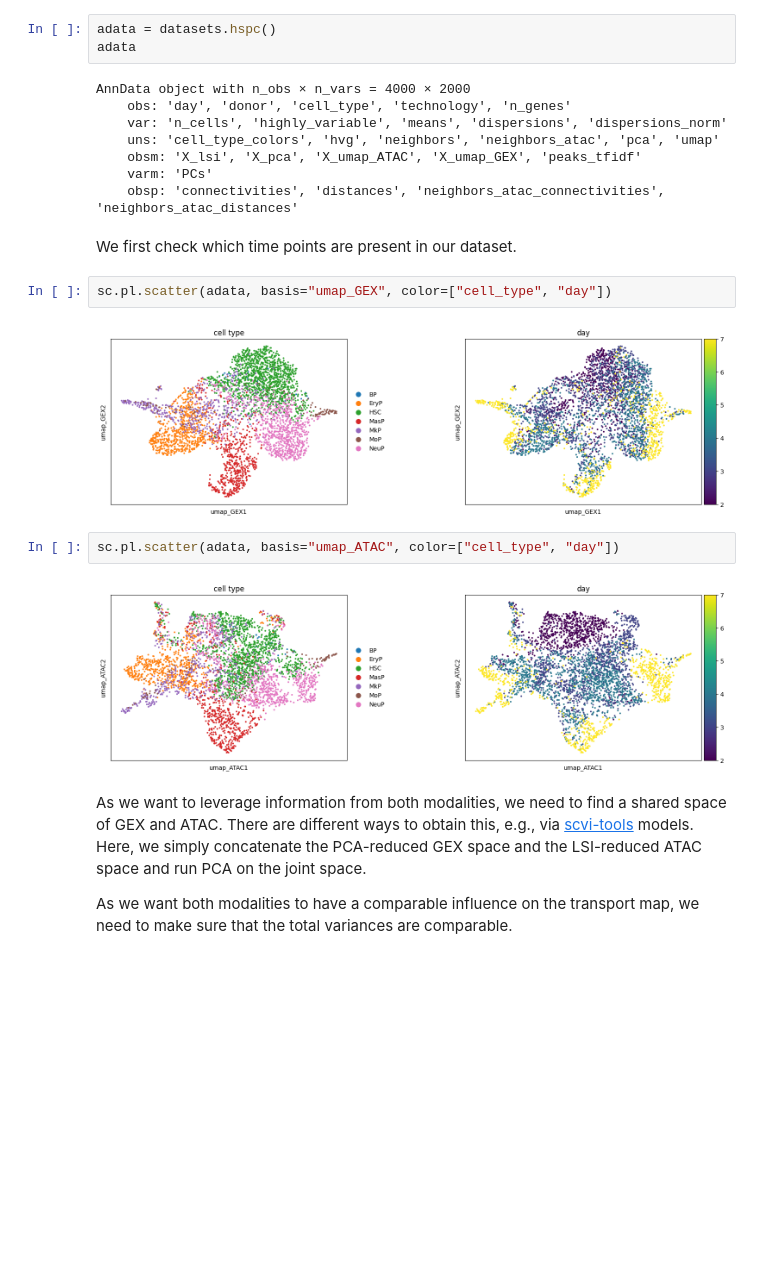
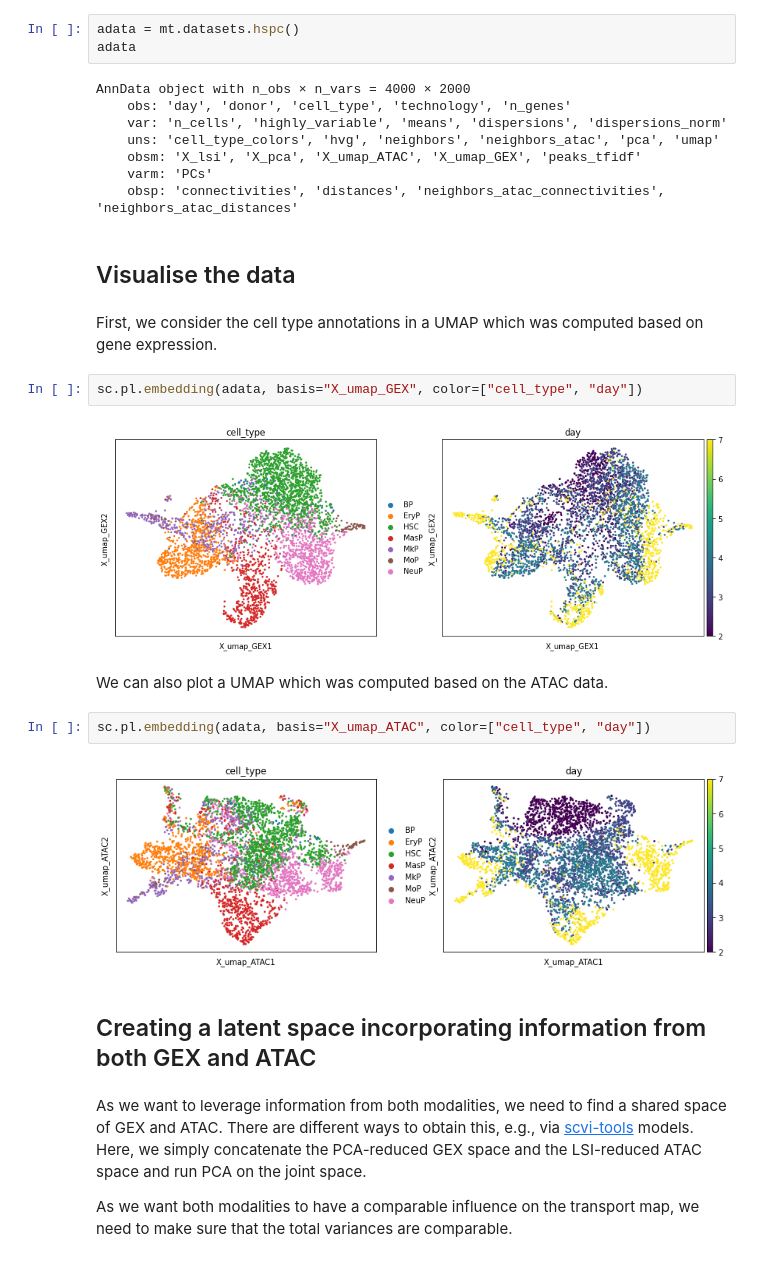
Before and after one commit to theislab/moscot_notebooks, a Jupyter notebook: tutorials/200_temporal_problem.ipynb, the cells around one changed output. Cells and saved outputs as stored; diff of their text form; blank space fills up the shorter version.

```diff
--- a/tutorials/200_temporal_problem.ipynb
+++ b/tutorials/200_temporal_problem.ipynb
@@ -36,5 +65,5 @@ The {func}`~moscot.datasets.hspc` dataset is a subset from the [Open Problems -
 # %%
-adata = datasets.hspc()
+adata = mt.datasets.hspc()
 adata
 # %% [output]
 AnnData object with n_obs × n_vars = 4000 × 2000
@@ -44,16 +73,22 @@ AnnData object with n_obs × n_vars = 4000 × 2000
     obsm: 'X_lsi', 'X_pca', 'X_umap_ATAC', 'X_umap_GEX', 'peaks_tfidf'
     varm: 'PCs'
     obsp: 'connectivities', 'distances', 'neighbors_atac_connectivities', 'neighbors_atac_distances'
-# %% [markdown]
-We first check which time points are present in our dataset.
+# %% [markdown]
+## Visualise the data
+# %% [markdown]
+First, we consider the cell type annotations in a UMAP which was computed based on gene expression.
 # %%
-sc.pl.scatter(adata, basis="umap_GEX", color=["cell_type", "day"])
+sc.pl.embedding(adata, basis="X_umap_GEX", color=["cell_type", "day"])
 # %% [output]
-[figure, old version]
+[figure, new version]
+# %% [markdown]
+We can also plot a UMAP which was computed based on the ATAC data.
 # %%
-sc.pl.scatter(adata, basis="umap_ATAC", color=["cell_type", "day"])
+sc.pl.embedding(adata, basis="X_umap_ATAC", color=["cell_type", "day"])
 # %% [output]
-[figure, old version]
+[figure, new version]
+# %% [markdown]
+## Creating a latent space incorporating information from both GEX and ATAC
 # %% [markdown]
 As we want to leverage information from both modalities, we need to find a shared space of GEX and ATAC. There are different ways to obtain this, e.g., via [scvi-tools](https://scvi-tools.org/) models. Here, we simply concatenate the PCA-reduced GEX space and the LSI-reduced ATAC space and run PCA on the joint space.
 
```
Also changed, not shown: parts of 70 cells of this notebook, 2 other files.
